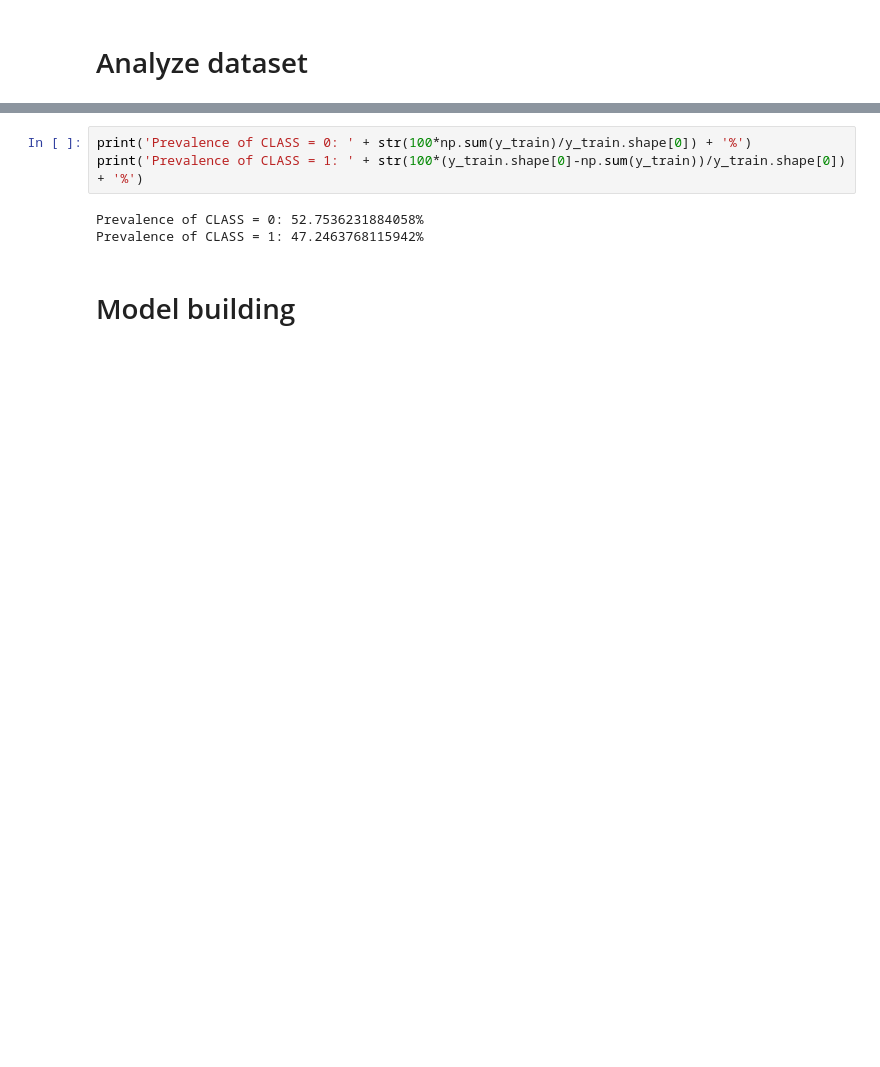
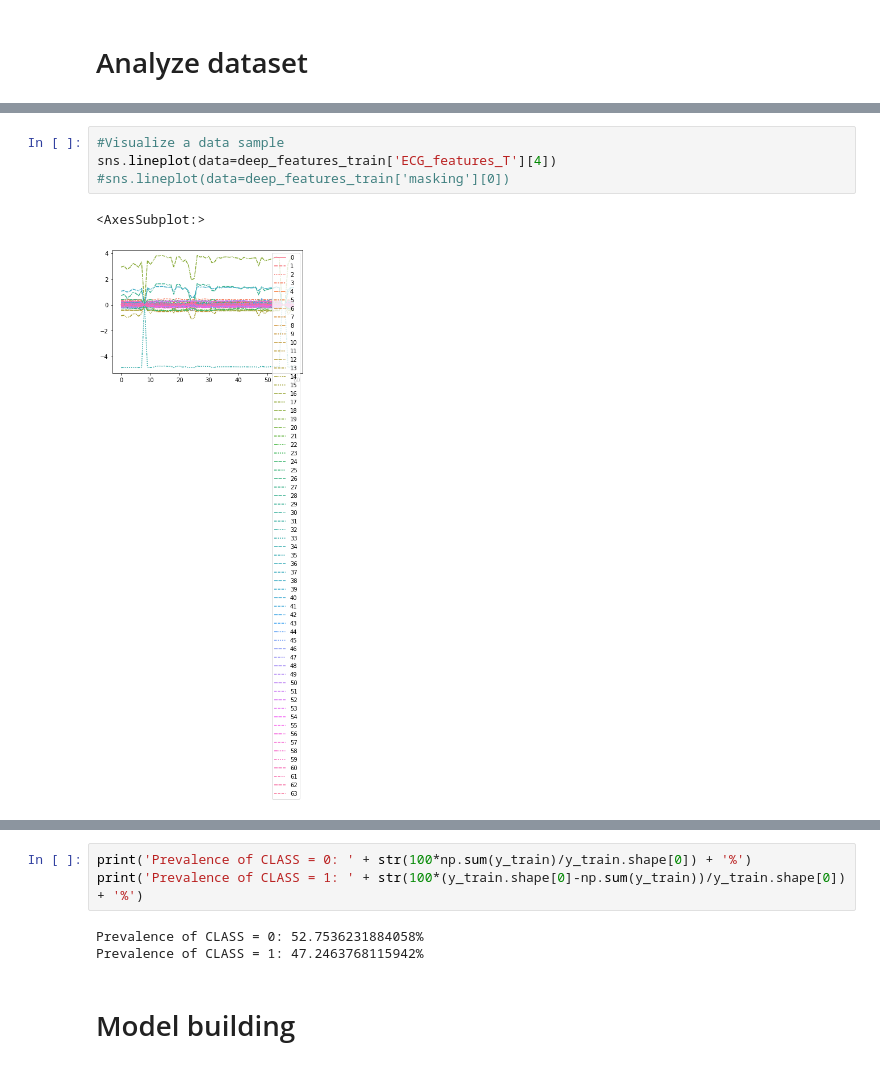
Before and after one commit to gcappon/no-stress, a Jupyter notebook: main.ipynb, the cells around one changed output, grey strips where cells are left out. Drawn from its saved outputs; the diff is of its cells as text; blank space fills up the shorter version.

```diff
--- a/main.ipynb
+++ b/main.ipynb
@@ -56,0 +109,7 @@ sns.lineplot(data=handcrafted_features_train['ECG_features'][0])
+# %%
+#Visualize a data sample
+sns.lineplot(data=deep_features_train['ECG_features_T'][4])
+#sns.lineplot(data=deep_features_train['masking'][0])
+# %% [output]
+<AxesSubplot:>
+[figure, added]
```
Also changed, not shown: parts of 17 cells of this notebook, 10 other files.
